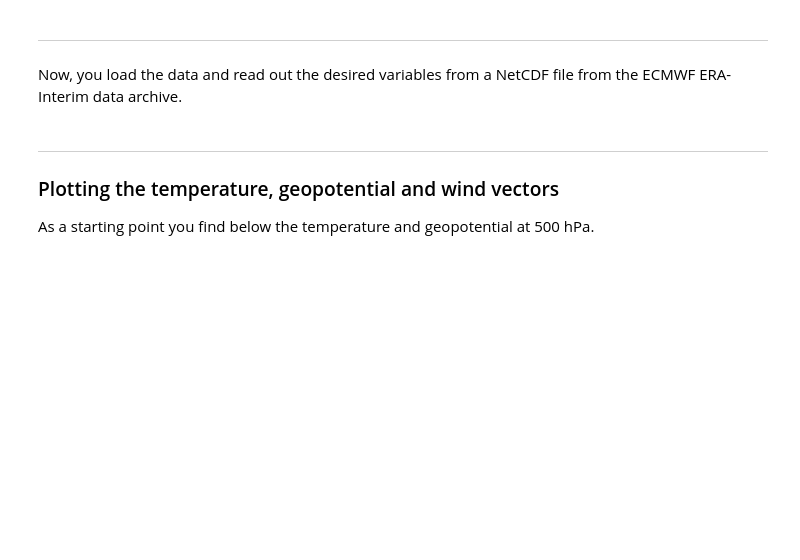
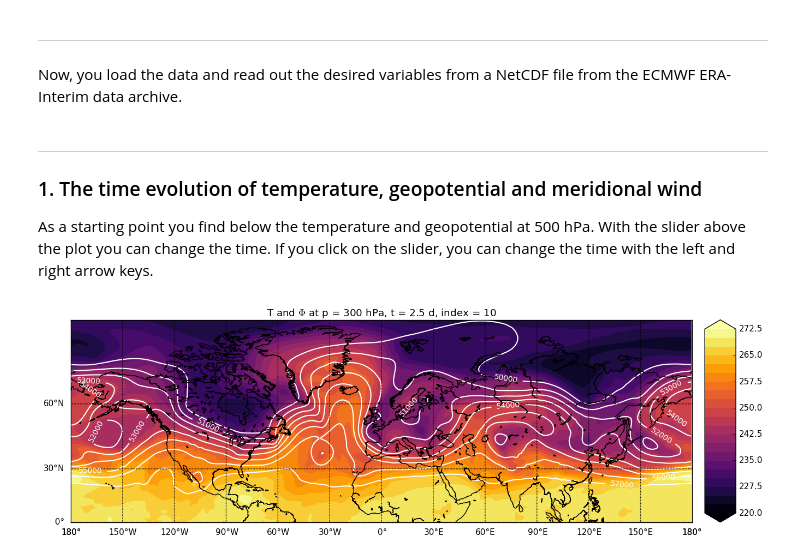
Before and after one commit to Chiil/dynamic_meteorology, a Jupyter notebook: Rossby waves.ipynb, the cells around one changed output. Cells and saved outputs as stored; diff of their text form; code cells hidden in the pictures; blank space fills up the shorter version.

```diff
--- a/Rossby waves.ipynb
+++ b/Rossby waves.ipynb
@@ -60,32 +60,35 @@ def get_lat_index(lat_plot):
     return abs(lat-lat_plot).argmin()
 # %% [markdown]
 ___
-### Plotting the temperature, geopotential and wind vectors
-As a starting point you find below the temperature and geopotential at 500 hPa.
+### 1. The time evolution of temperature, geopotential and meridional wind
+As a starting point you find below the temperature and geopotential at 500 hPa. With the slider above the plot you can change the time. If you click on the slider, you can change the time with the left and right arrow keys.
 # %%
-Phi_range = np.arange(50000, 100000, 1250)
+Phi_range = np.arange(50000, 100000, 1000)
+T_range = np.arange(220, 275, 2.5)
 
-def plot_T_map(t=0):
+def plot_T_map(t=2.5):
     nt = abs(time-t).argmin()
 
     pl.figure()
-    m.contourf(lons, lats, T[nt,:,:], 31, cmap=pl.cm.inferno)
+    m.contourf(lons, lats, T[nt,:,:], T_range, cmap=pl.cm.inferno, extend='both')
     m.colorbar()
 
     cz = m.contour(lons, lats, Phi[nt,:,:], Phi_range, colors='w', linewidths=1.5)
     pl.clabel(cz, fontsize=10., fmt='%1.0f')
 
     m.drawcoastlines(color='k')
     # draw parallels.
     parallels = np.arange(-90.,90,30.)
     m.drawparallels(parallels,labels=[1,0,0,0])
     # draw meridians
     meridians = np.arange(0.,360.,30.)
     m.drawmeridians(meridians,labels=[0,0,0,1])
     pl.title('T and $\Phi$ at p = 300 hPa, t = {0} d, index = {1}'.format(t, nt));
     pl.tight_layout()
 
 interact(plot_T_map, t=(0, 28.75, 0.25));
+# %% [output]
+[figure, added]
 # %%
 v_range = np.linspace(-60., 60., 24)
 
```
Also changed, not shown: parts of 16 cells of this notebook.
